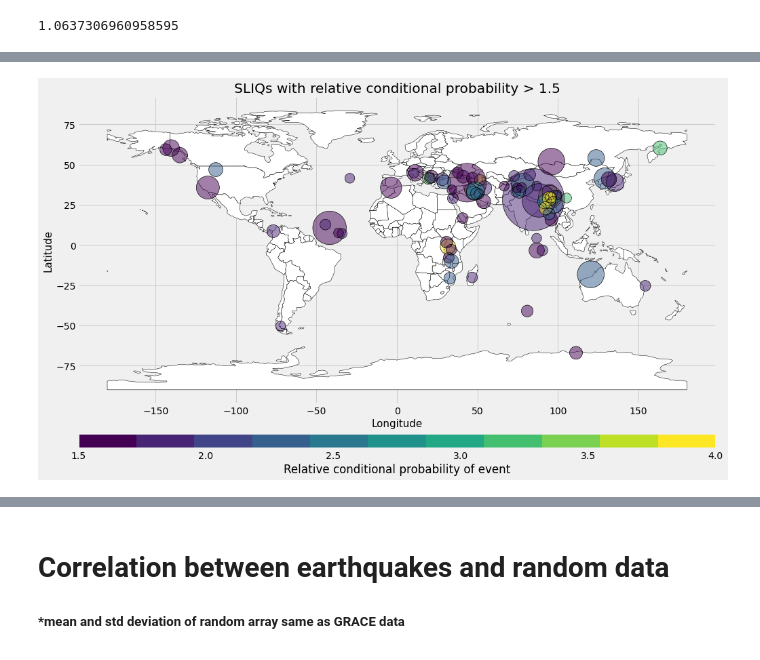
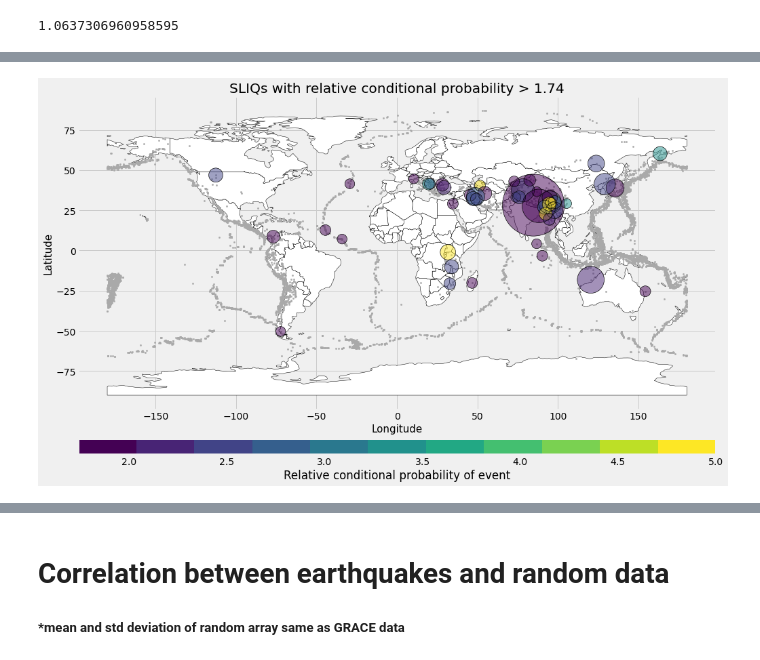
Before and after one commit to amandasyamsul/SLIQ, a Jupyter notebook: full-surface-load-mainshocks.ipynb, the cells around one changed output, grey strips where cells are left out. Saved outputs shown, nothing was run; the diff lists cells and outputs as text; code cells hidden in the pictures.

Commit message:
adding gray dots for all events on SLIQ map

```diff
--- a/full-surface-load-mainshocks.ipynb
+++ b/full-surface-load-mainshocks.ipynb
@@ -215,6 +221,5 @@ np.median(mainshock.cp)
 # %%
-high = mainshock[mainshock['cp']>1.5]
-vhigh = mainshock[mainshock['cp']>2]
+high = mainshock[mainshock['cp']>1.74]
 # %%
 len(high)
 # %% [output]
@@ -294,35 +267,34 @@ vhigh.sort_values('magnitude')
 # %%
 from mpl_toolkits.axes_grid1 import make_axes_locatable
 import matplotlib.cm as cm
-
-events_highcp = mainshock[mainshock['cp']>1.5]
-
+# c = [0.5, 0.5, 0.5]
 def probability_map_cb(events,color,label):
 
     gdf = gpd.GeoDataFrame(events,
                            geometry=gpd.points_from_xy(events.longitude,
                                                        events.latitude))
     world = gpd.read_file(gpd.datasets.get_path('naturalearth_lowres'))
     ax = world.plot(color='white', edgecolor='black', figsize=(15,10))
     divider = make_axes_locatable(ax)
     cax = divider.append_axes("bottom", size="5%", pad=0.6)
+    ax.scatter(catalog.longitude, catalog.latitude, c="darkgrey", s=20,marker=".")
     cmap = cm.get_cmap('viridis', 11)    # 11 discrete colors
     gdf.plot(ax=ax,cax=cax,alpha=0.5,column=color,cmap=cmap,legend=True,
              edgecolor='k',
              markersize = 1e-5*(events.magnitude)**10,
              legend_kwds={'label': "Relative conditional probability of event",
                             'orientation': "horizontal"},
-            vmax=4,
-            vmin=1.5)
+            vmax=5,
+            vmin=1.74)
     gdf.plot(ax=ax,facecolor="None",
          edgecolor='k',
          markersize = 1e-5*(events.magnitude)**10)
     ax.set_xlabel('Longitude', fontsize = 15)
     ax.set_ylabel("Latitude", fontsize = 15)
     ax.set_title(label)
     plt.show()
 
-probability_map_cb(events_highcp,events_highcp.cp,
-                'SLIQs with relative conditional probability > 1.5')
+probability_map_cb(high,high.cp,
+                'SLIQs with relative conditional probability > 1.74')
 # %% [output]
-[figure, old version]
+[figure, new version]
```
Also changed, not shown: parts of 13 cells of this notebook.
